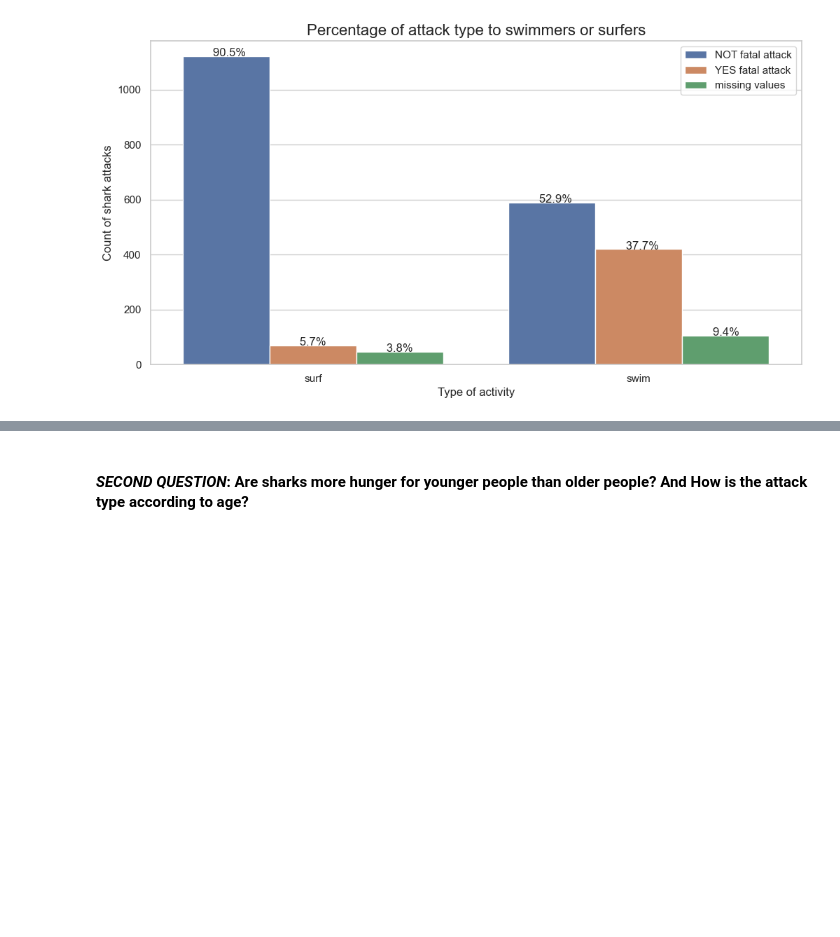
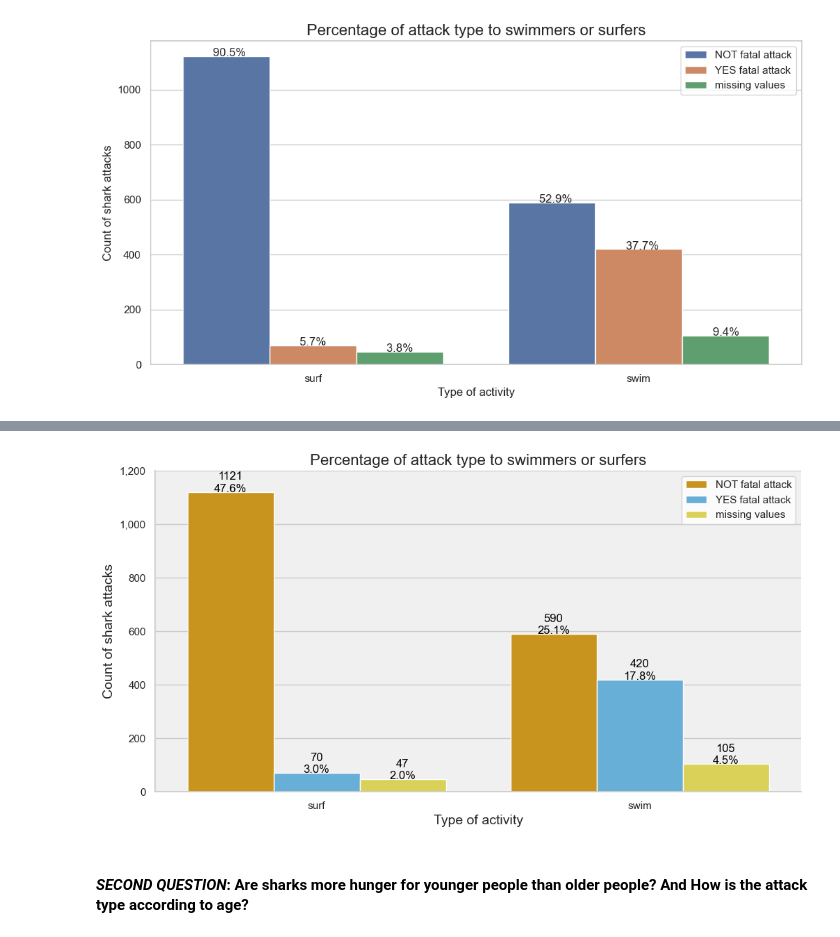
Before and after one commit to laumosa/Project1-Sharks, a Jupyter notebook: exploration.ipynb, the cells around one changed output, grey strips where cells are left out. Drawn from its saved outputs; the diff is of its cells as text; code cells hidden in the pictures; blank space fills up the shorter version.

```diff
--- a/exploration.ipynb
+++ b/exploration.ipynb
@@ -258,3 +280,35 @@ with_hue(graf_1, df_2["activity_swim_surf"], 2, 3)
+# %%
+# Set a color palette for the countplot
+colors = ['#E69F00', '#56B4E9', '#F0E442']
+
+ax = sns.countplot(x=df_2["activity_swim_surf"], hue=df_2["fatal_(y/n)"], data = df_2, palette=colors)
+
+ax.set_facecolor('#F0F0F0')
+
+plt.xlabel('Type of activity', fontsize=14)
+plt.ylabel('Count of shark attacks', fontsize=14)
+plt.title('Percentage of attack type to swimmers or surfers', fontsize=16)
+
+
+for p in ax.patches:
+    height = int(p.get_height())
+    percentage = height / len(df_2) * 100
+    ax.annotate(f'{height}\n{percentage:.1f}%',
+                (p.get_x() + p.get_width() / 2., height),
+                ha='center', va='baseline',
+                fontsize=12, color='black')
+
+ax.legend(labels=["NOT fatal attack", "YES fatal attack", "missing values"], title_fontsize=12)  # Replace 'Other' with appropriate label
+
+sns.despine()
+
+ax.get_yaxis().set_major_formatter(plt.FuncFormatter(lambda x, loc: "{:,}".format(int(x))))
+
+ax.set_ylim(0, 1200)  # Replace 60 with the desired maximum value for y-axis
+
+plt.show()
+# %% [output]
+[figure, added]
 # %% [markdown]
 #### ***SECOND QUESTION***: Are sharks more hunger for younger people than older people? And How is the attack type according to age?
 # %% [markdown]
```
Also changed, not shown: parts of 1 cell of this notebook, 5 other files.
